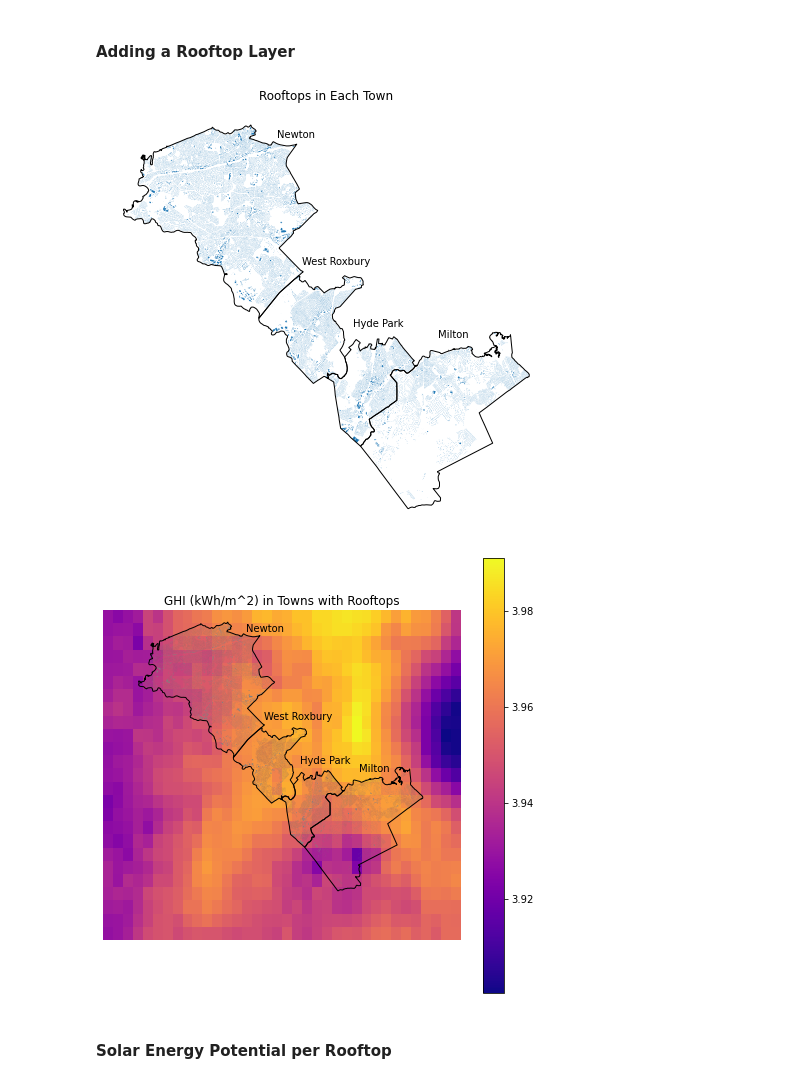
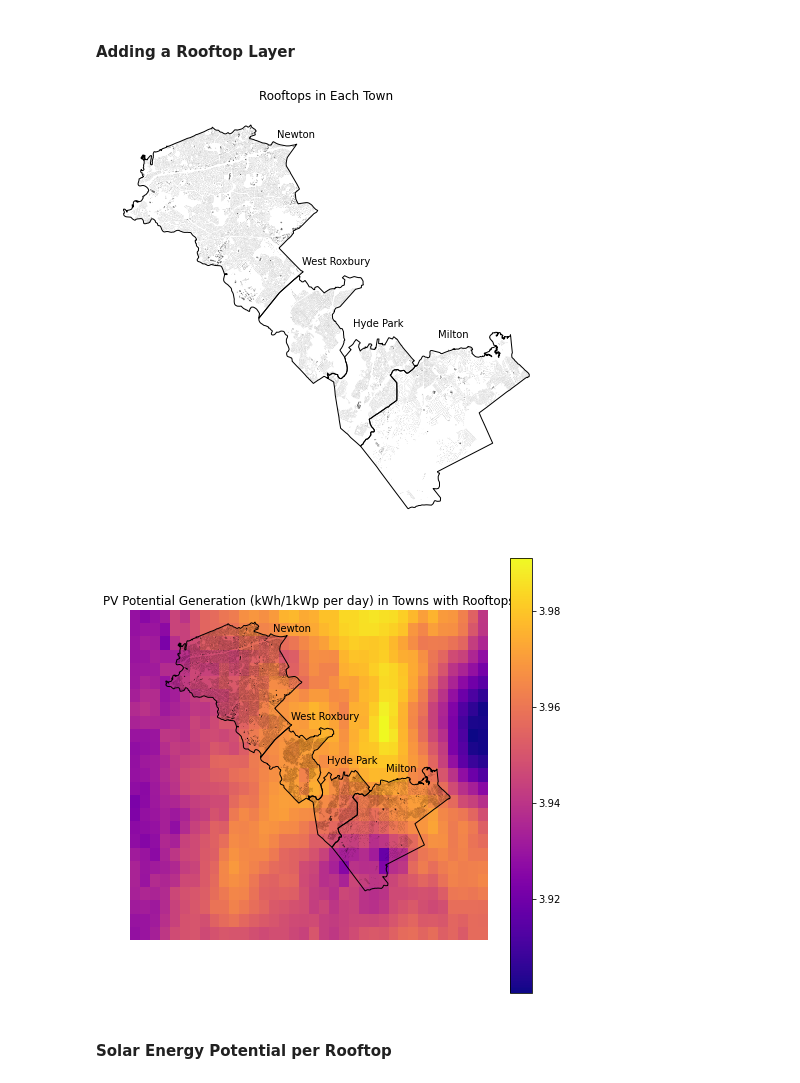
Before and after one commit to ghostpress/ma-solar, a Jupyter notebook: code/initViz.ipynb, the cells around one changed output. Cells and saved outputs as stored; diff of their text form; code cells hidden in the pictures.

Commit message:
Redid initViz with residential roofs only

```diff
--- a/code/initViz.ipynb
+++ b/code/initViz.ipynb
@@ -760,10 +764,7 @@ plt.savefig(outputDir('viz/PVOUTtowns.png'), dpi=150, format='png')
 fig5, ax5 = plt.subplots()
 fig5.set_size_inches(8, 8)
 
-#roofsWRHP.plot(ax=ax5)
-#roofsNewton.plot(ax=ax5)
-#roofsMilton.plot(ax=ax5)
-resRoofs.plot(ax=ax5)
+resRoofs.plot(ax=ax5, color='dimgray')
 solarshp.plot(ax=ax5, color='None', edgecolor='black')
 
 # Town labels
@@ -778,31 +779,29 @@ ax5.set_axis_off()
 # Save image
 plt.savefig(outputDir('viz/roofs.png'), dpi=150, format='png')
 # %% [output]
-[figure, old version]
+[figure, new version]
 # %%
 fig6, ax6 = plt.subplots()
 fig6.set_size_inches(8, 8)
 
 img = ax6.imshow(solar, extent=extent, cmap='plasma')
 plt.colorbar(img)
 
-roofsWRHP.plot(ax=ax6, color='grey')
-roofsNewton.plot(ax=ax6, color='grey')
-roofsMilton.plot(ax=ax6, color='grey')
+resRoofs.plot(ax=ax6, color='black')
 solarshp.plot(ax=ax6, color='None', edgecolor='black')
 
 # Town labels
 ax6.text(-71.180, 42.362, 'Newton')
 ax6.text(-71.165, 42.307, 'West Roxbury')
 ax6.text(-71.135, 42.280, 'Hyde Park')
 ax6.text(-71.085, 42.275, 'Milton')
 
 ax6.set_title('PV Potential Generation (kWh/1kWp per day) in Towns with Rooftops')
 ax6.set_axis_off()
 
 # Save image
-# plt.savefig(outputDir('viz/PVOUTtownsRoofs.png'), dpi=150, format='png')
+plt.savefig(outputDir('viz/PVOUTtownsRoofs.png'), dpi=150, format='png')
 # %% [output]
-[figure, old version]
+[figure, new version]
 # %% [markdown]
 #### Solar Energy Potential per Rooftop
```
Also changed, not shown: parts of 19 cells of this notebook.
